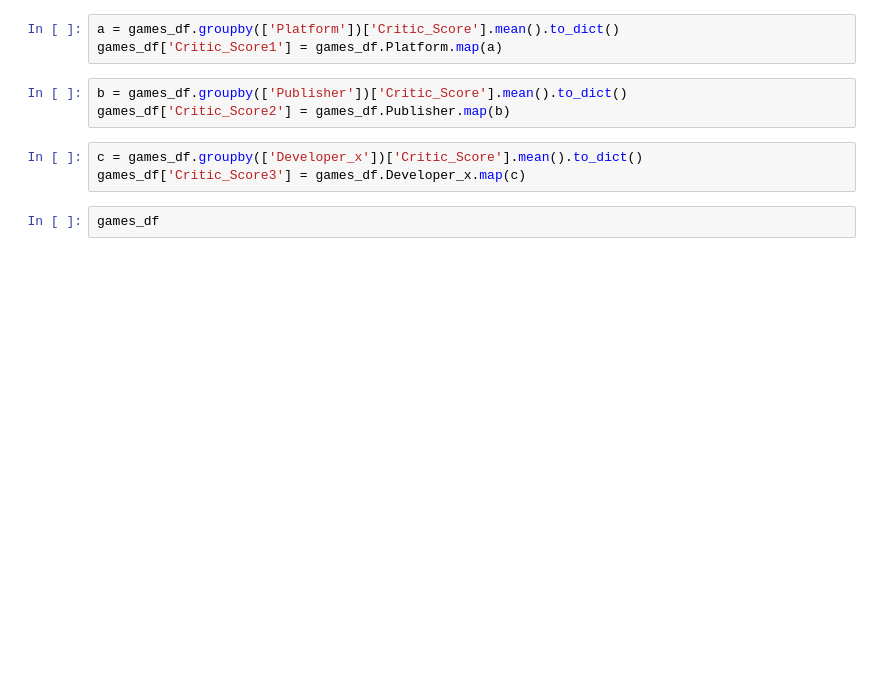
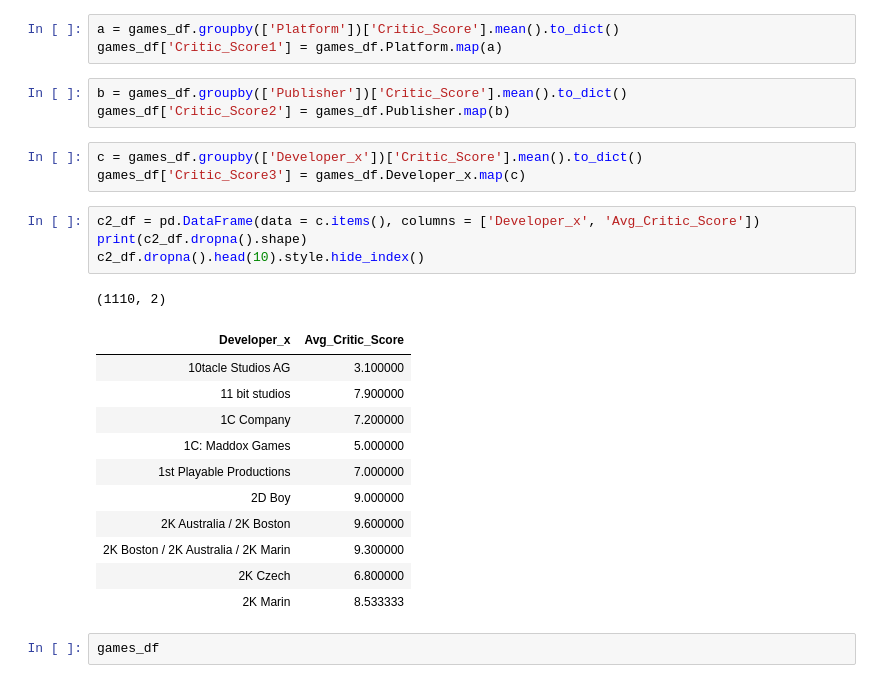
Before and after one commit to kntln/Video_Games_Sales, a Jupyter notebook: ML_RandomForestRegression_2_with_feature_engineering.ipynb, the cells around one changed output. Drawn from its saved outputs; the diff is of its cells as text; blank space fills up the shorter version.

```diff
--- a/ML_RandomForestRegression_2_with_feature_engineering.ipynb
+++ b/ML_RandomForestRegression_2_with_feature_engineering.ipynb
@@ -70,6 +70,23 @@ games_df['Critic_Score2'] = games_df.Publisher.map(b)
 # %%
 c = games_df.groupby(['Developer_x'])['Critic_Score'].mean().to_dict()
 games_df['Critic_Score3'] = games_df.Developer_x.map(c)
+# %%
+c2_df = pd.DataFrame(data = c.items(), columns = ['Developer_x', 'Avg_Critic_Score'])
+print(c2_df.dropna().shape)
+c2_df.dropna().head(10).style.hide_index()
+# %% [output]
+(1110, 2)
+| Developer_x | Avg_Critic_Score |
+| 10tacle Studios AG | 3.100000 |
+| 11 bit studios | 7.900000 |
+| 1C Company | 7.200000 |
+| 1C: Maddox Games | 5.000000 |
+| 1st Playable Productions | 7.000000 |
+| 2D Boy | 9.000000 |
+| 2K Australia / 2K Boston | 9.600000 |
+| 2K Boston / 2K Australia / 2K Marin | 9.300000 |
+| 2K Czech | 6.800000 |
+| 2K Marin | 8.533333 |
 # %%
 games_df
 # %% [output]
```
Also changed, not shown: parts of 6 cells of this notebook.
